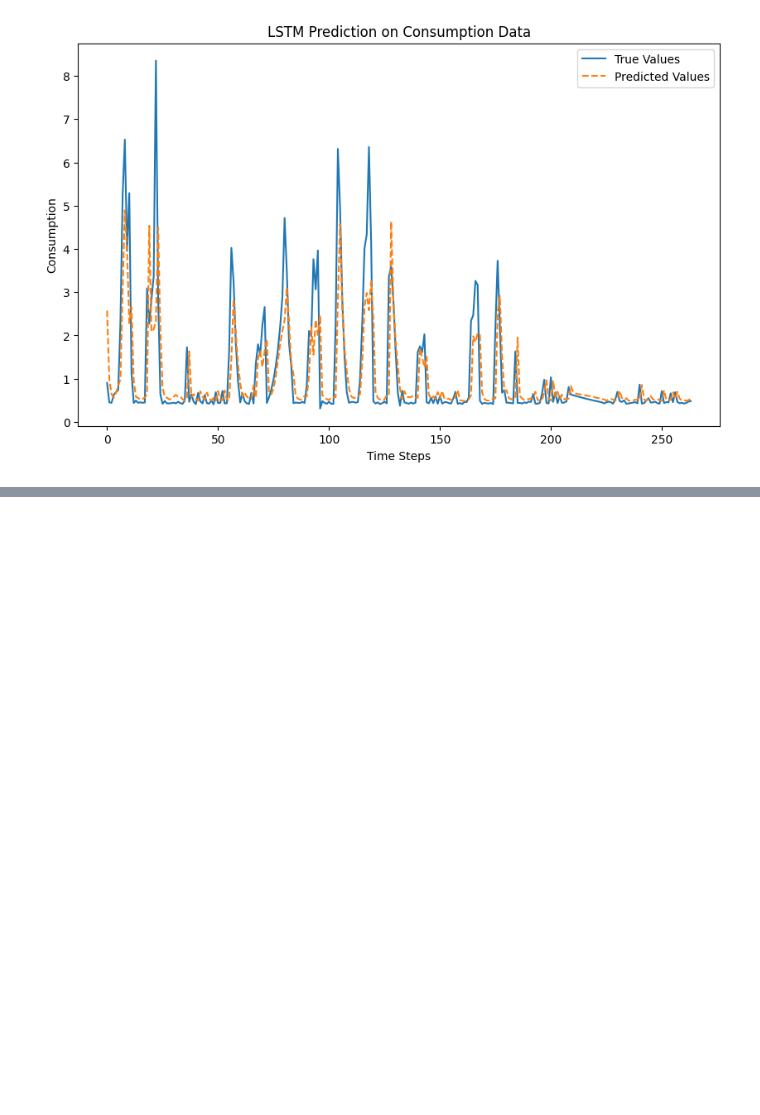
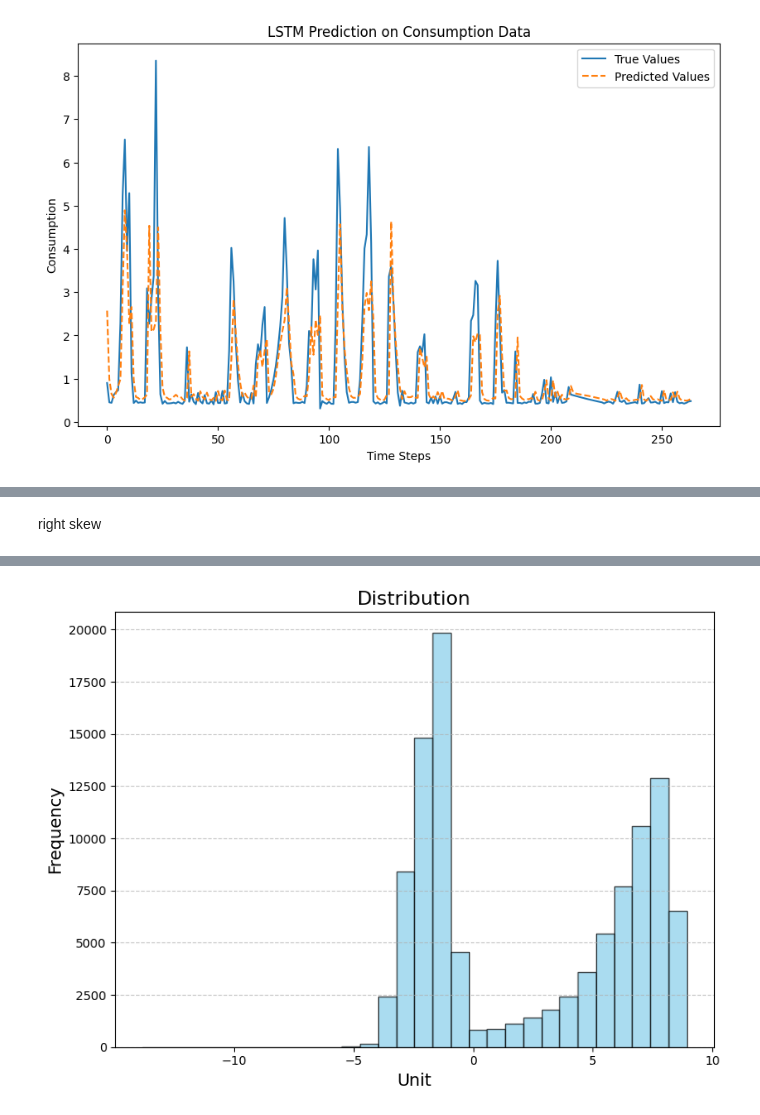
Before and after one commit to neeeal/data-dojo, a Jupyter notebook: time-series/House Hold Energy Data.ipynb, the cells around one changed output, grey strips where cells are left out. Cells and saved outputs as stored; diff of their text form; code cells hidden in the pictures; blank space fills up the shorter version.

```diff
--- a/time-series/House Hold Energy Data.ipynb
+++ b/time-series/House Hold Energy Data.ipynb
@@ -307,0 +468,3 @@ Epoch 64/64
+# %%
+interpolatedData = interpolate(extractedSolarIrradiance, "5min")
+print(interpolatedData.head())
@@ -307,0 +479,20 @@ Epoch 64/64
+# %% [markdown]
+right skew
+# %%
+import numpy as np
+from scipy.stats import yeojohnson
+## Add 1 to all data
+
+# data['Consumption'] = data['Consumption'] + 1  # Ensure all values are >= 1
+# Handle zero and negative values
+# data[data <= 0] = 1e-6
+
+# Apply log transformation
+transformData, lmbda = yeojohnson(interpolatedData)
+normalizeDf = pd.DataFrame(transformData, index = interpolatedData.index, columns = ["global irradiance"])
+
+print("Transformed Data:")
+print(normalizeDf.head())
+plot_hist(normalizeDf)
+# data['log_Consumption'] = np.log(extractedSolarIrradiance)
+# %% [output]
@@ -307,0 +507 @@ Epoch 64/64
+[figure, added]
```
Also changed, not shown: parts of 45 cells of this notebook.
